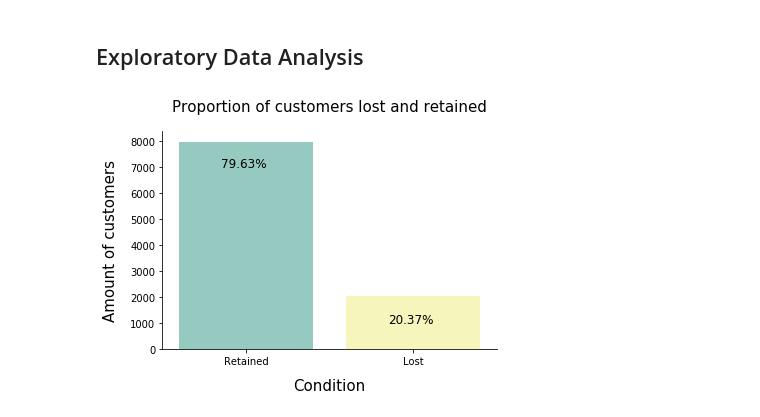
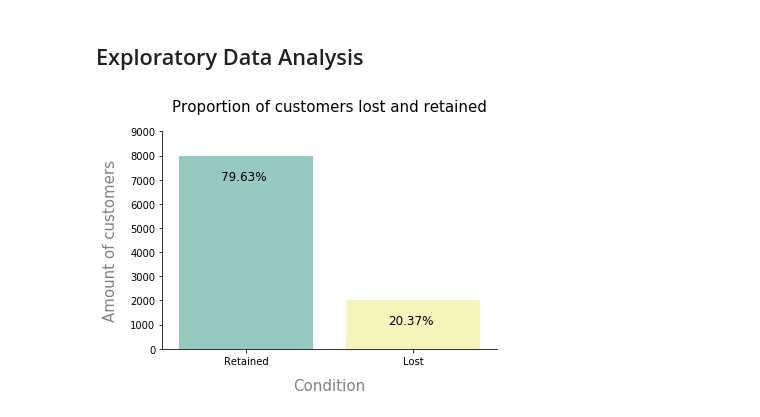
Before and after one commit to ugis22/churn_model, a Jupyter notebook: churn_analysis.ipynb, the cells around one changed output. Drawn from its saved outputs; the diff is of its cells as text; code cells hidden in the pictures.

```diff
--- a/churn_analysis.ipynb
+++ b/churn_analysis.ipynb
@@ -93,6 +93,22 @@ dtype: int64
 ### Clean the data
 # %%
 df.drop(['RowNumber', 'CustomerId', 'Surname'], axis=1, inplace=True)
+# %%
+new_names = {
+    'CreditScore': 'credit_score',
+    'Geography': 'country',
+    'Gender': 'gender',
+    'Age': 'age',
+    'Tenure': 'tenure',
+    'Balance': 'balance',
+    'NumOfProducts': 'number_products',
+    'HasCrCard': 'owns_credit_card',
+    'IsActiveMember': 'is_active_member',
+    'EstimatedSalary': 'estimated_salary',
+    'Exited': 'exited'
+}
+# %%
+df.rename(columns=new_names, inplace=True)
 # %% [markdown]
 ## Exploratory Data Analysis
 # %%
@@ -101,13 +117,14 @@ amount_lost = df[df['Exited'] == 1]['Exited'].count() / df.shape[0] * 100
 # %%
 fig, ax = plt.subplots()
-sns.countplot(x='Exited', palette="Set3", data=df)
+sns.countplot(x='exited', palette="Set3", data=df)
 plt.xticks([0, 1], ['Retained', 'Lost'])
-plt.xlabel('Condition', size=15, labelpad=12)
-plt.ylabel('Amount of customers', size=15, labelpad=12)
+plt.xlabel('Condition', size=15, labelpad=12, color='grey')
+plt.ylabel('Amount of customers', size=15, labelpad=12, color='grey')
 plt.title("Proportion of customers lost and retained", size=15, pad=20)
+plt.ylim(0, 9000)
 plt.text(-0.15, 7000, f"{round(amount_retained, 2)}%", fontsize=12)
 plt.text(0.85, 1000, f"{round(amount_lost, 2)}%", fontsize=12)
 sns.despine()
 plt.show()
 # %% [output]
-[figure, old version]
+[figure, new version]
```
Also changed, not shown: parts of 12 cells of this notebook.
